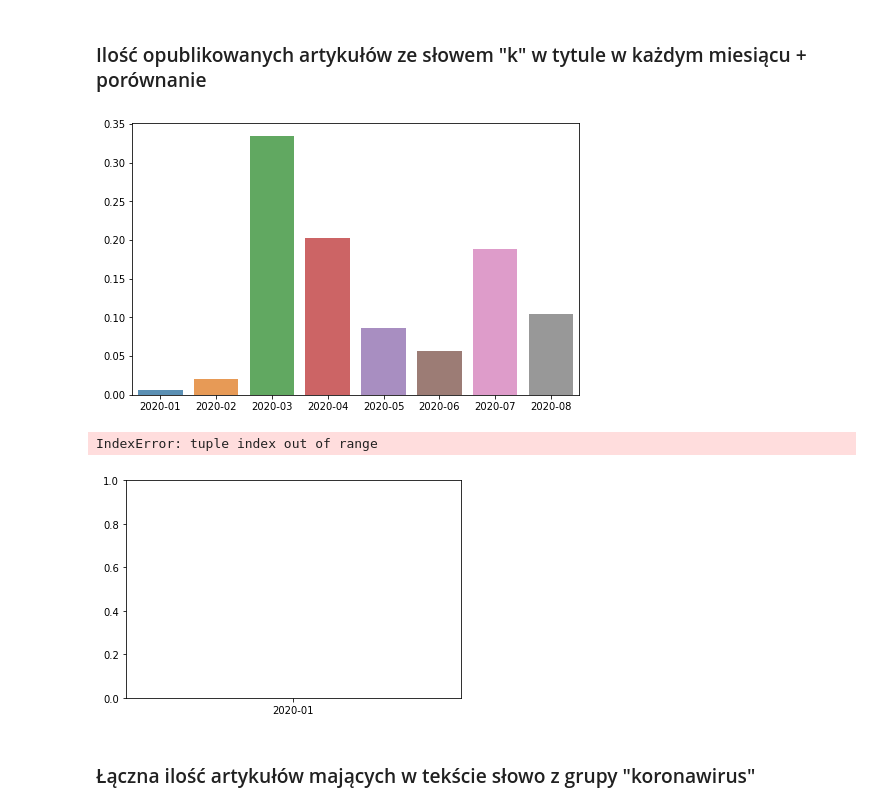
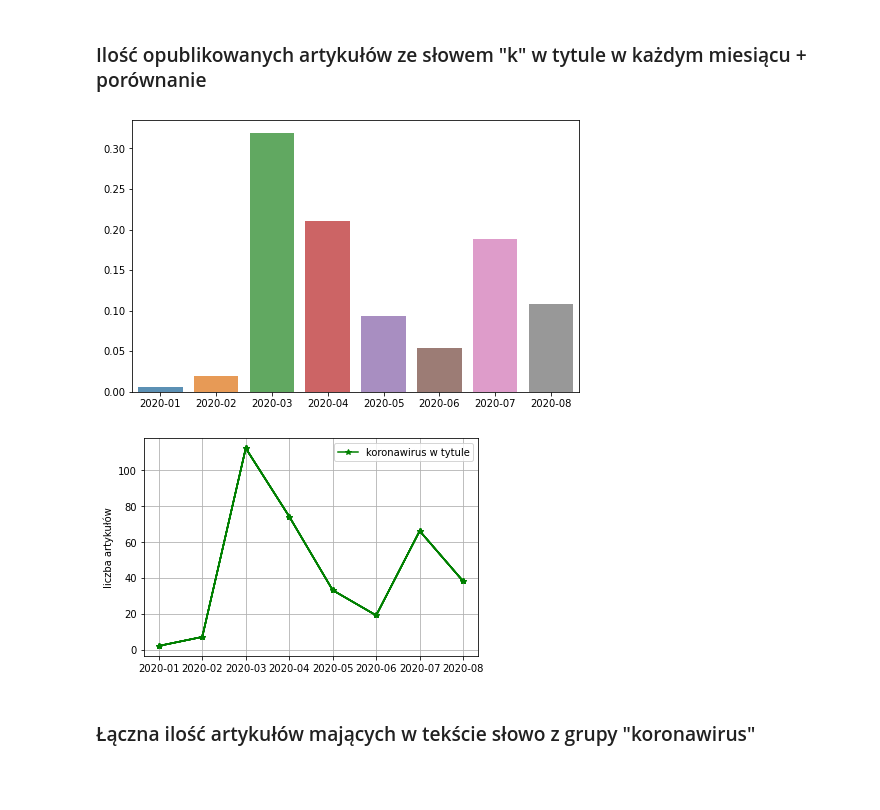
Before and after one commit to PGatak/nlp_se_koronawirus, a Jupyter notebook: data_cleaning.ipynb, the cells around one changed output. Drawn from its saved outputs; the diff is of its cells as text; code cells hidden in the pictures; blank space fills up the shorter version.

```diff
--- a/data_cleaning.ipynb
+++ b/data_cleaning.ipynb
@@ -159,7 +172,7 @@ df['publication_month'].nunique()
 # %% [output]
 8
 # %%
-df['publication_month'] = df['publication_month'].astype('category')
+#df['publication_month'] = df['publication_month'].astype('category')
 df.info(memory_usage='deep')
 # %% [output]
 <class 'pandas.core.frame.DataFrame'>
@@ -213,19 +226,19 @@ koronawirus_in_title    508
 dtype: int64
 # %%
-df['author'] = df['author'].replace(['mt', 'mt; wideo: Tygodnik Zamojski'],'Marek Targoński')
-df['author'] = df['author'].replace(['Mucha', 'mucha'],'Mariusz Mucha')
-df['author'] = df['author'].replace(['ŁT'],'Łukasz Trybulski')
-df['author'] = df['author'].replace(['Mateusz Kasiak (Radio Eska)'],'Mateusz Kasiak')
-df['author'] = df['author'].replace(['KaJa'],'Karolina Januszek')
-df['author'] = df['author'].replace(['RS'],'Rafał Strzelec')
-df['author'] = df['author'].replace(['gk'],'Grzegorz Kluczyński')
-df['author'] = df['author'].replace([''],'Nieznany')
+df['author'] = df['author'].replace(['mt', 'mt; wideo: Tygodnik Zamojski', 'gał'],'marek targoński')
+# df['author'] = df['author'].replace(['Mucha', 'mucha'],'Mariusz Mucha')
+# df['author'] = df['author'].replace(['ŁT'],'Łukasz Trybulski')
+# df['author'] = df['author'].replace(['Mateusz Kasiak (Radio Eska)'],'Mateusz Kasiak')
+# df['author'] = df['author'].replace(['KaJa'],'Karolina Januszek')
+# df['author'] = df['author'].replace(['RS'],'Rafał Strzelec')
+# df['author'] = df['author'].replace(['gk'],'Grzegorz Kluczyński')
+# df['author'] = df['author'].replace([''],'Nieznany')
 
 # regex_pattern = re.compile(r'(.*,.*|.*/.*|Redakcja ESKA INFO|Nieznany|Akcja partnerska)', re.I)
 # df['author'] = df['author'].replace(regex_pattern,'Więcej autorów lub nieznany')
 
 regex_pattern = re.compile(r'.*mt.*', re.I)
-df['author'] = df['author'].replace(regex_pattern,'Marek Targoński')
+df['author'] = df['author'].replace(regex_pattern,'marek targoński')
 
 df['author'].value_counts()[:50]
 # %% [output]
@@ -266,5 +279,5 @@ memory usage: 673.9 KB
 # %% [markdown]
 ### column: koronawiorus_text
 # %%
-df.loc[[919, 1979, 1965], 'koronawirus_in_text'] = 0
+# df.loc[[919, 1979, 1965], 'koronawirus_in_text'] = 0
 # %% [markdown]
@@ -279,0 +295,4 @@ df.head(1)
+# %%
+df['koronawirus_anywhere_count'] = 0
+df['koronawirus_anywhere_count'] = (df['koronawirus_in_text'] + df['koronawirus_in_title']) / (df['koronawirus_in_text'] + df['koronawirus_in_title'])
+df
@@ -339,24 +347,24 @@ df.koronawirus_in_title.mean()
 # %% [markdown]
 ### Ilość opublikowanych artykułów ze słowem "k" w tytule w każdym miesiącu + porównanie
 # %%
-publication_month_with_koronawirus_in_title_count = df_with_koronawirus_in_title.publication_month.value_counts(normalize=True)
+publication_month_with_koronawirus_in_title_count = df_with_koronawirus_in_title.publication_month.astype('category').value_counts(normalize=True)
 plt.figure(figsize=(8, 5))
 sns.barplot(publication_month_with_koronawirus_in_title_count.index, publication_month_with_koronawirus_in_title_count.values, alpha=0.8)
 plt.show()
 # %% [output]
-[figure, old version]
+[figure, new version]
 # %%
 df_with_koronawirus_in_title = df.where(df["koronawirus_in_title"] > 0).dropna()
 
 plt.plot(df_with_koronawirus_in_title.groupby('publication_month').count(),
          color='g',
         marker='*')
 plt.ylabel("liczba artykułów")
 plt.legend(["koronawirus w tytule"])
+plt.grid()
 plt.show()
 # %% [output]
-IndexError: tuple index out of range
-[figure, old version]
+[figure, new version]
 # %% [markdown]
 ### Łączna ilość artykułów mających w tekście słowo z grupy "koronawirus"
 # %%
```
Also changed, not shown: parts of 65 cells of this notebook, 1 other file.
